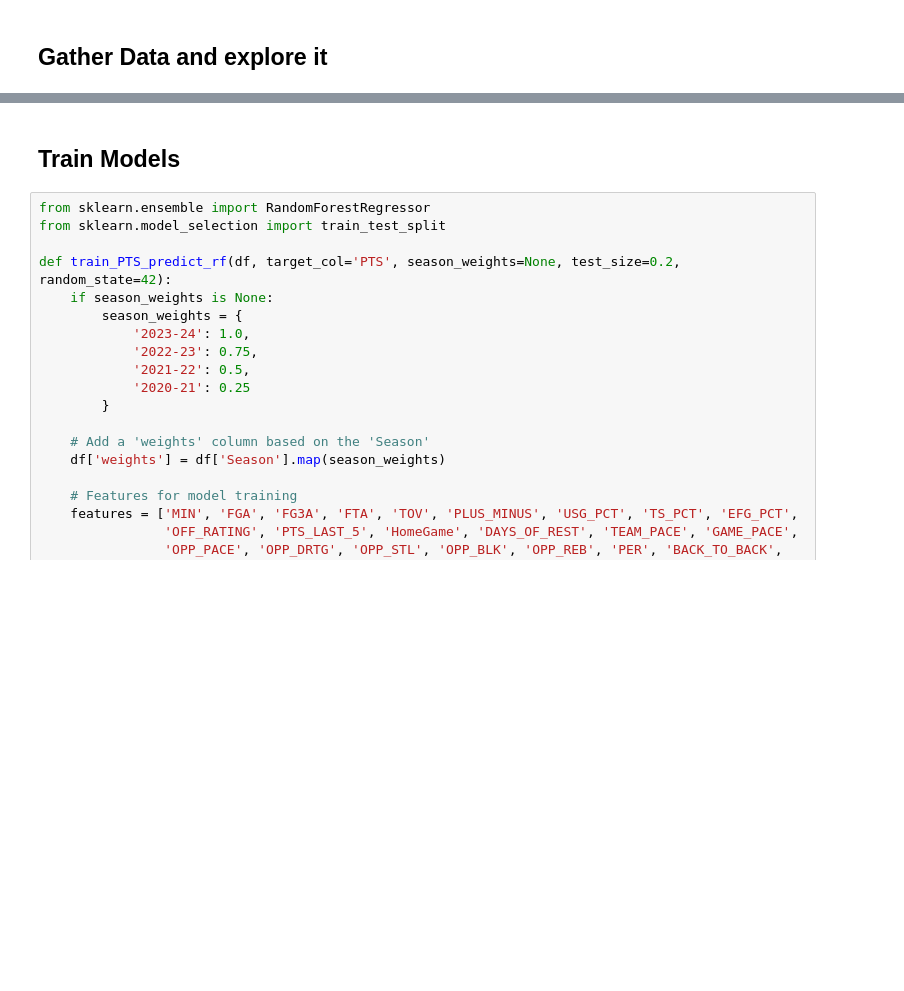
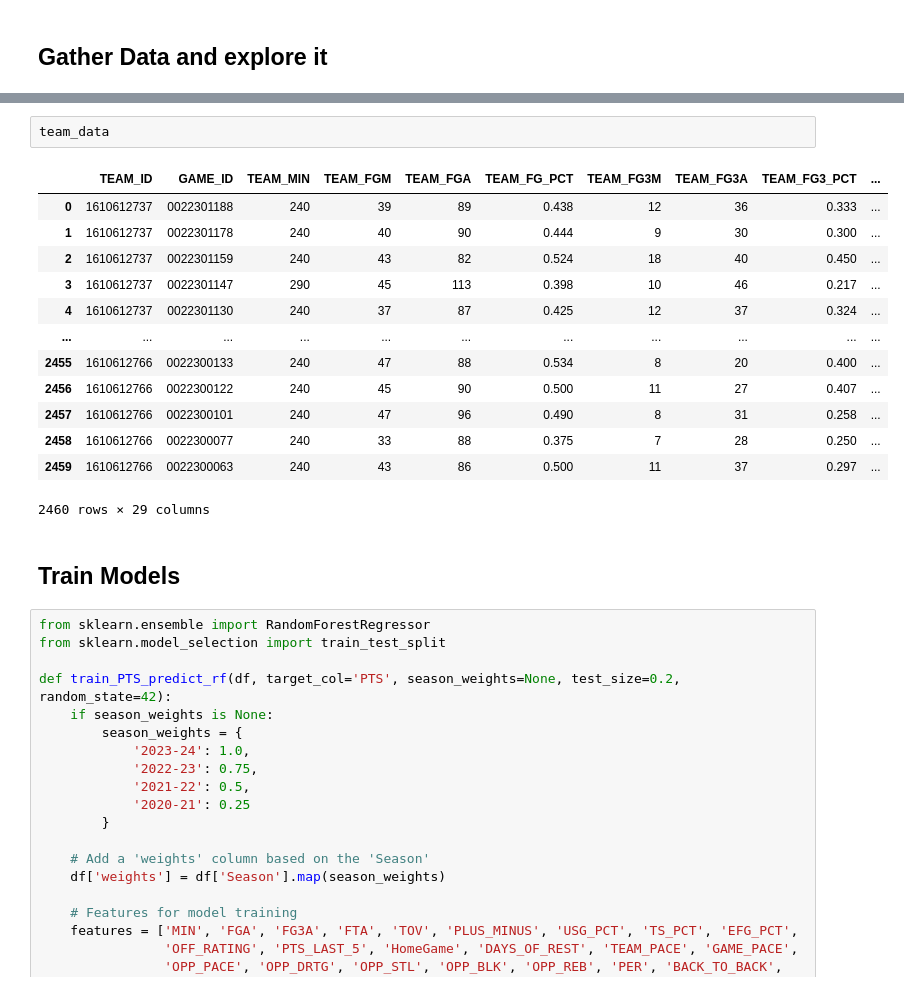
Before and after one commit to spon7ge/HoopsVista, a Jupyter notebook: PrizePicks/PlayerFunctions/TESTING.ipynb, the cells around one changed output, grey strips where cells are left out. Saved outputs shown, nothing was run; the diff lists cells and outputs as text; blank space fills up the shorter version.

```diff
--- a/PrizePicks/PlayerFunctions/TESTING.ipynb
+++ b/PrizePicks/PlayerFunctions/TESTING.ipynb
@@ -49,3 +59,19 @@ player_data
+# %%
+team_data
+# %% [output]
+|  | TEAM_ID | GAME_ID | TEAM_MIN | TEAM_FGM | TEAM_FGA | TEAM_FG_PCT | TEAM_FG3M | TEAM_FG3A | TEAM_FG3_PCT | ... |
+| 0 | 1610612737 | 0022301188 | 240 | 39 | 89 | 0.438 | 12 | 36 | 0.333 | ... |
+| 1 | 1610612737 | 0022301178 | 240 | 40 | 90 | 0.444 | 9 | 30 | 0.300 | ... |
+| 2 | 1610612737 | 0022301159 | 240 | 43 | 82 | 0.524 | 18 | 40 | 0.450 | ... |
+| 3 | 1610612737 | 0022301147 | 290 | 45 | 113 | 0.398 | 10 | 46 | 0.217 | ... |
+| 4 | 1610612737 | 0022301130 | 240 | 37 | 87 | 0.425 | 12 | 37 | 0.324 | ... |
+| ... | ... | ... | ... | ... | ... | ... | ... | ... | ... | ... |
+| 2455 | 1610612766 | 0022300133 | 240 | 47 | 88 | 0.534 | 8 | 20 | 0.400 | ... |
+| 2456 | 1610612766 | 0022300122 | 240 | 45 | 90 | 0.500 | 11 | 27 | 0.407 | ... |
+| 2457 | 1610612766 | 0022300101 | 240 | 47 | 96 | 0.490 | 8 | 31 | 0.258 | ... |
+| 2458 | 1610612766 | 0022300077 | 240 | 33 | 88 | 0.375 | 7 | 28 | 0.250 | ... |
+| 2459 | 1610612766 | 0022300063 | 240 | 43 | 86 | 0.500 | 11 | 37 | 0.297 | ... |
+2460 rows × 29 columns
 # %% [markdown]
 ## Train Models
 # %%
```
Also changed, not shown: parts of 4 cells of this notebook, 1 other file.
